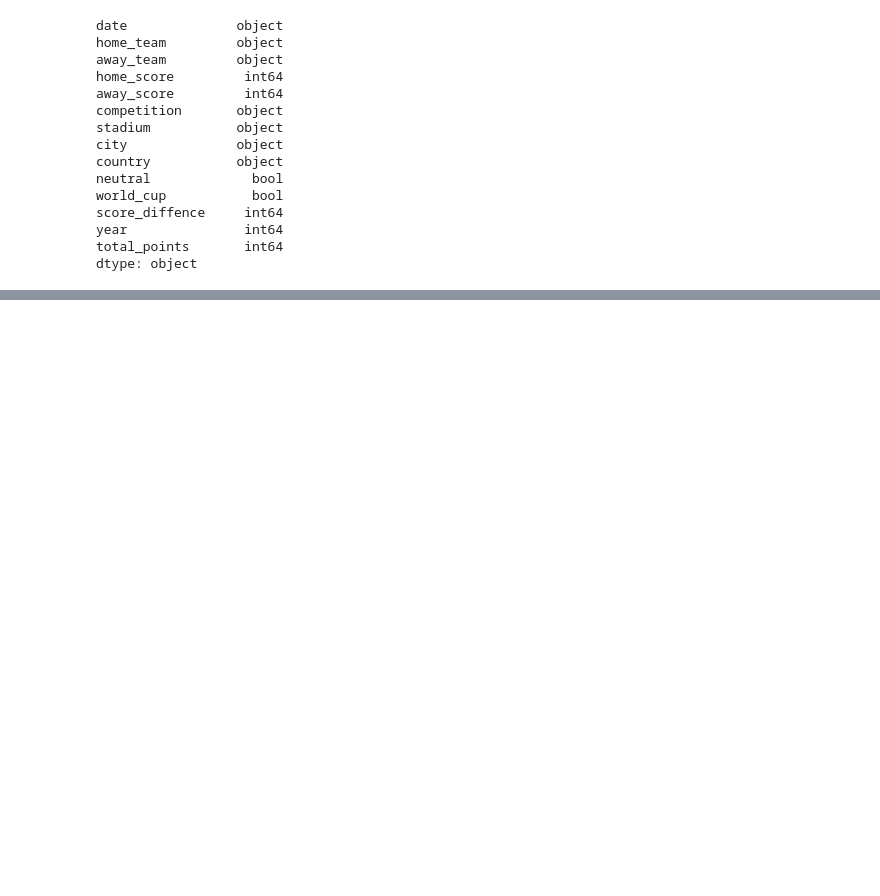
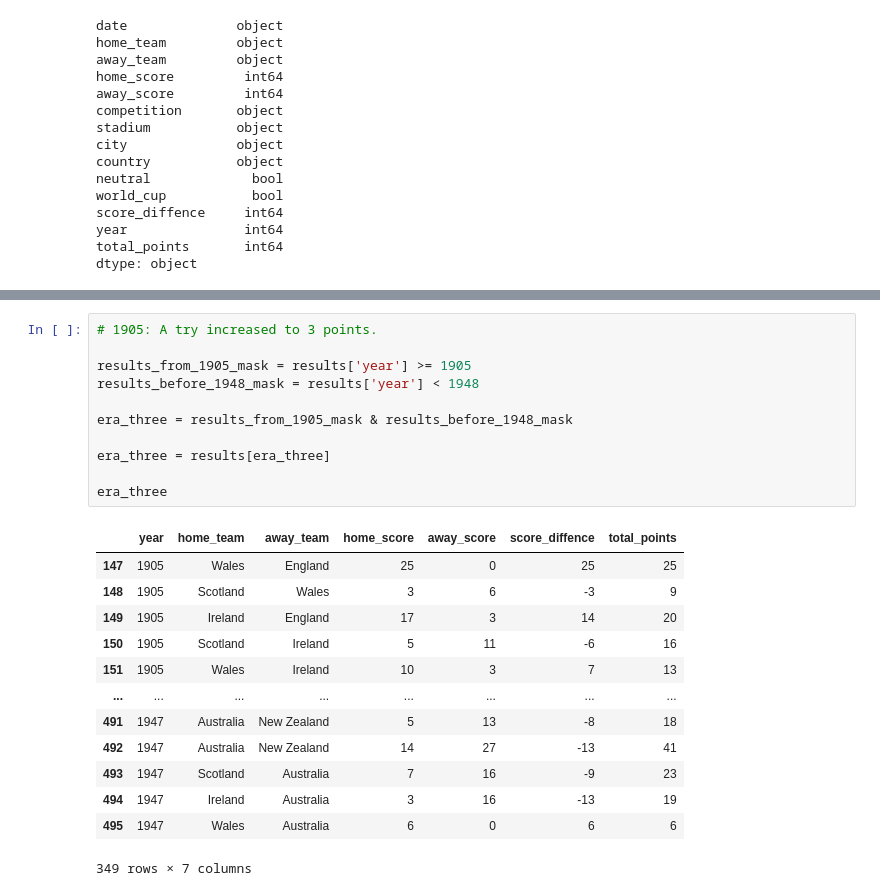
Before and after one commit to DougF-5749/rugby_union_internationals, a Jupyter notebook: notebooks/r_u_internationals.ipynb, the cells around one changed output, grey strips where cells are left out. Cells and saved outputs as stored; diff of their text form; blank space fills up the shorter version.

```diff
--- a/notebooks/r_u_internationals.ipynb
+++ b/notebooks/r_u_internationals.ipynb
@@ -140,0 +168,25 @@ pre_1890_results.info
+# %%
+# 1905: A try increased to 3 points.
+
+results_from_1905_mask = results['year'] >= 1905
+results_before_1948_mask = results['year'] < 1948
+
+era_three = results_from_1905_mask & results_before_1948_mask
+
+era_three = results[era_three]
+
+era_three
+# %% [output]
+|  | year | home_team | away_team | home_score | away_score | score_diffence | total_points |
+| 147 | 1905 | Wales | England | 25 | 0 | 25 | 25 |
+| 148 | 1905 | Scotland | Wales | 3 | 6 | -3 | 9 |
+| 149 | 1905 | Ireland | England | 17 | 3 | 14 | 20 |
+| 150 | 1905 | Scotland | Ireland | 5 | 11 | -6 | 16 |
+| 151 | 1905 | Wales | Ireland | 10 | 3 | 7 | 13 |
+| ... | ... | ... | ... | ... | ... | ... | ... |
+| 491 | 1947 | Australia | New Zealand | 5 | 13 | -8 | 18 |
+| 492 | 1947 | Australia | New Zealand | 14 | 27 | -13 | 41 |
+| 493 | 1947 | Scotland | Australia | 7 | 16 | -9 | 23 |
+| 494 | 1947 | Ireland | Australia | 3 | 16 | -13 | 19 |
+| 495 | 1947 | Wales | Australia | 6 | 0 | 6 | 6 |
+349 rows × 7 columns
```
Also changed, not shown: parts of 7 cells of this notebook.
